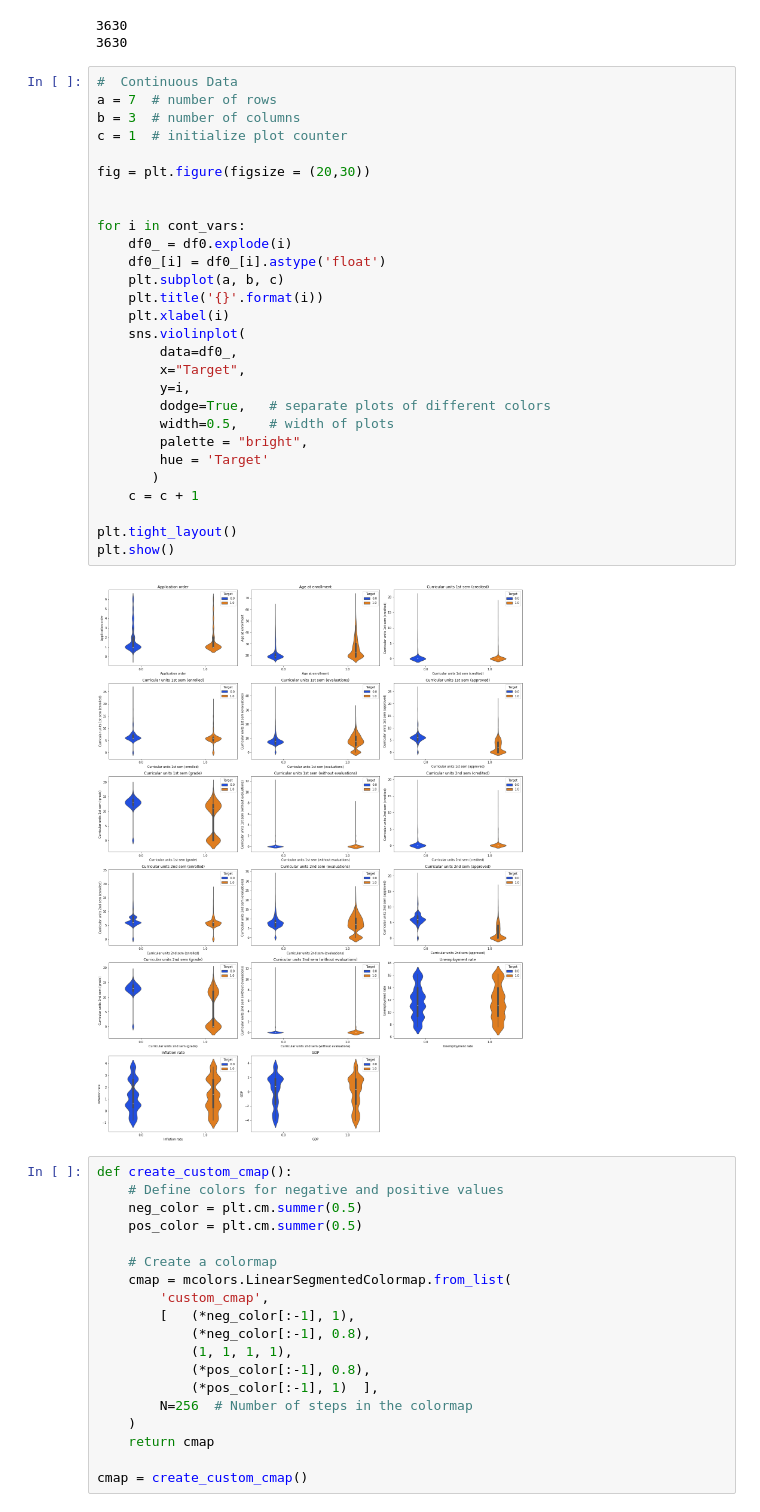
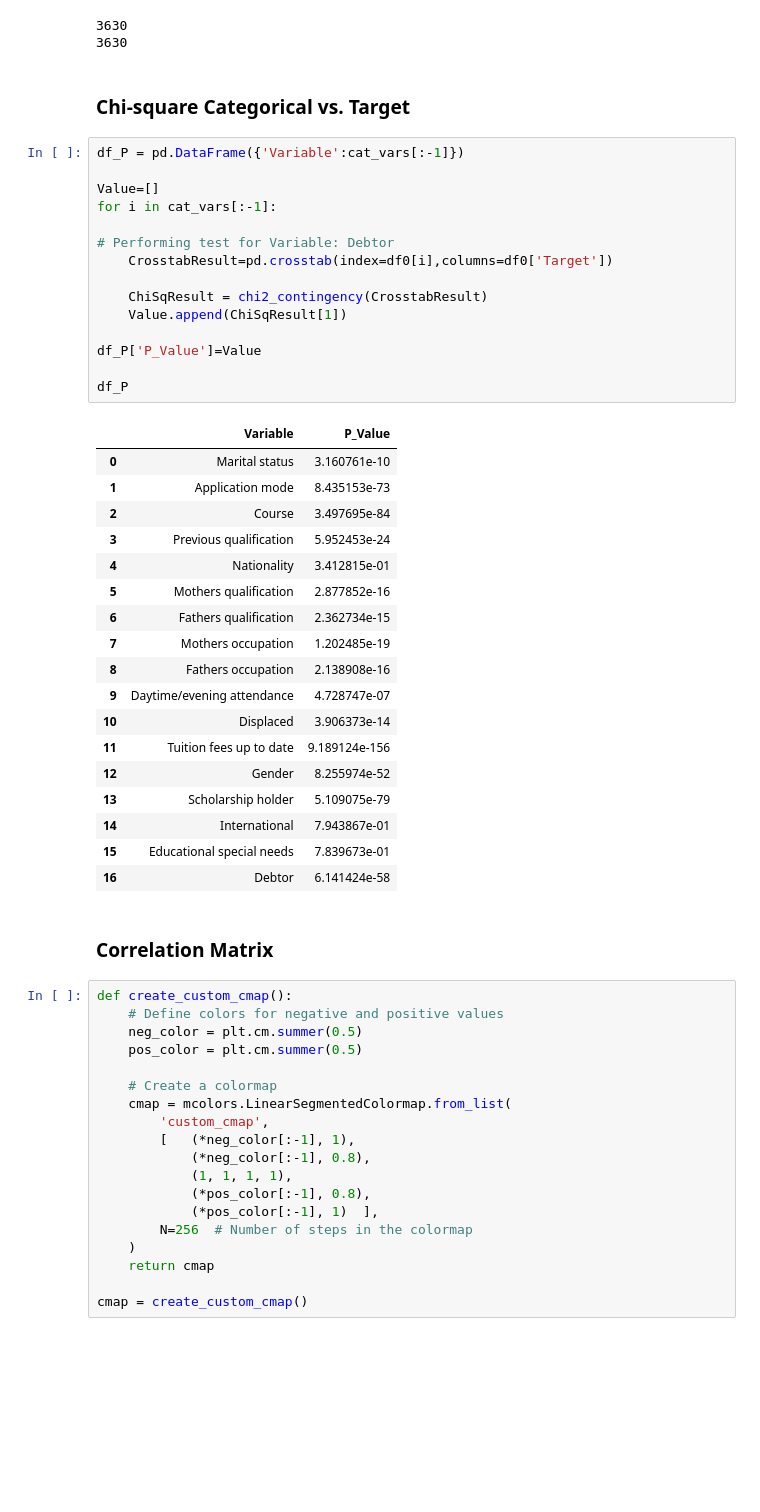
Before and after one commit to KatiaAlbito/university_dropout, a Jupyter notebook: data_exploration.ipynb, the cells around one changed output. Cells and saved outputs as stored; diff of their text form; blank space fills up the shorter version.

```diff
--- a/data_exploration.ipynb
+++ b/data_exploration.ipynb
@@ -134,36 +253,44 @@ print(len(df0))
 # %% [output]
 3630
 3630
-# %%
-#  Continuous Data
-a = 7  # number of rows
-b = 3  # number of columns
-c = 1  # initialize plot counter
-
-fig = plt.figure(figsize = (20,30))
-
-
-for i in cont_vars:
-    df0_ = df0.explode(i)
-    df0_[i] = df0_[i].astype('float')
-    plt.subplot(a, b, c)
-    plt.title('{}'.format(i))
-    plt.xlabel(i)
-    sns.violinplot(
-        data=df0_,
-        x="Target",
-        y=i,
-        dodge=True,   # separate plots of different colors
-        width=0.5,    # width of plots
-        palette = "bright",
-        hue = 'Target'
-       )
-    c = c + 1
-
-plt.tight_layout()
-plt.show()
-# %% [output]
-[figure, removed]
+# %% [markdown]
+### Chi-square Categorical vs. Target
+# %%
+df_P = pd.DataFrame({'Variable':cat_vars[:-1]})
+
+Value=[]
+for i in cat_vars[:-1]:
+
+# Performing test for Variable: Debtor
+    CrosstabResult=pd.crosstab(index=df0[i],columns=df0['Target'])
+
+    ChiSqResult = chi2_contingency(CrosstabResult)
+    Value.append(ChiSqResult[1])
+
+df_P['P_Value']=Value
+
+df_P
+# %% [output]
+|  | Variable | P_Value |
+| 0 | Marital status | 3.160761e-10 |
+| 1 | Application mode | 8.435153e-73 |
+| 2 | Course | 3.497695e-84 |
+| 3 | Previous qualification | 5.952453e-24 |
+| 4 | Nationality | 3.412815e-01 |
+| 5 | Mothers qualification | 2.877852e-16 |
+| 6 | Fathers qualification | 2.362734e-15 |
+| 7 | Mothers occupation | 1.202485e-19 |
+| 8 | Fathers occupation | 2.138908e-16 |
+| 9 | Daytime/evening attendance | 4.728747e-07 |
+| 10 | Displaced | 3.906373e-14 |
+| 11 | Tuition fees up to date | 9.189124e-156 |
+| 12 | Gender | 8.255974e-52 |
+| 13 | Scholarship holder | 5.109075e-79 |
+| 14 | International | 7.943867e-01 |
+| 15 | Educational special needs | 7.839673e-01 |
+| 16 | Debtor | 6.141424e-58 |
+# %% [markdown]
+### Correlation Matrix
 # %%
 def create_custom_cmap():
     # Define colors for negative and positive values
```
Also changed, not shown: parts of 7 cells of this notebook.
